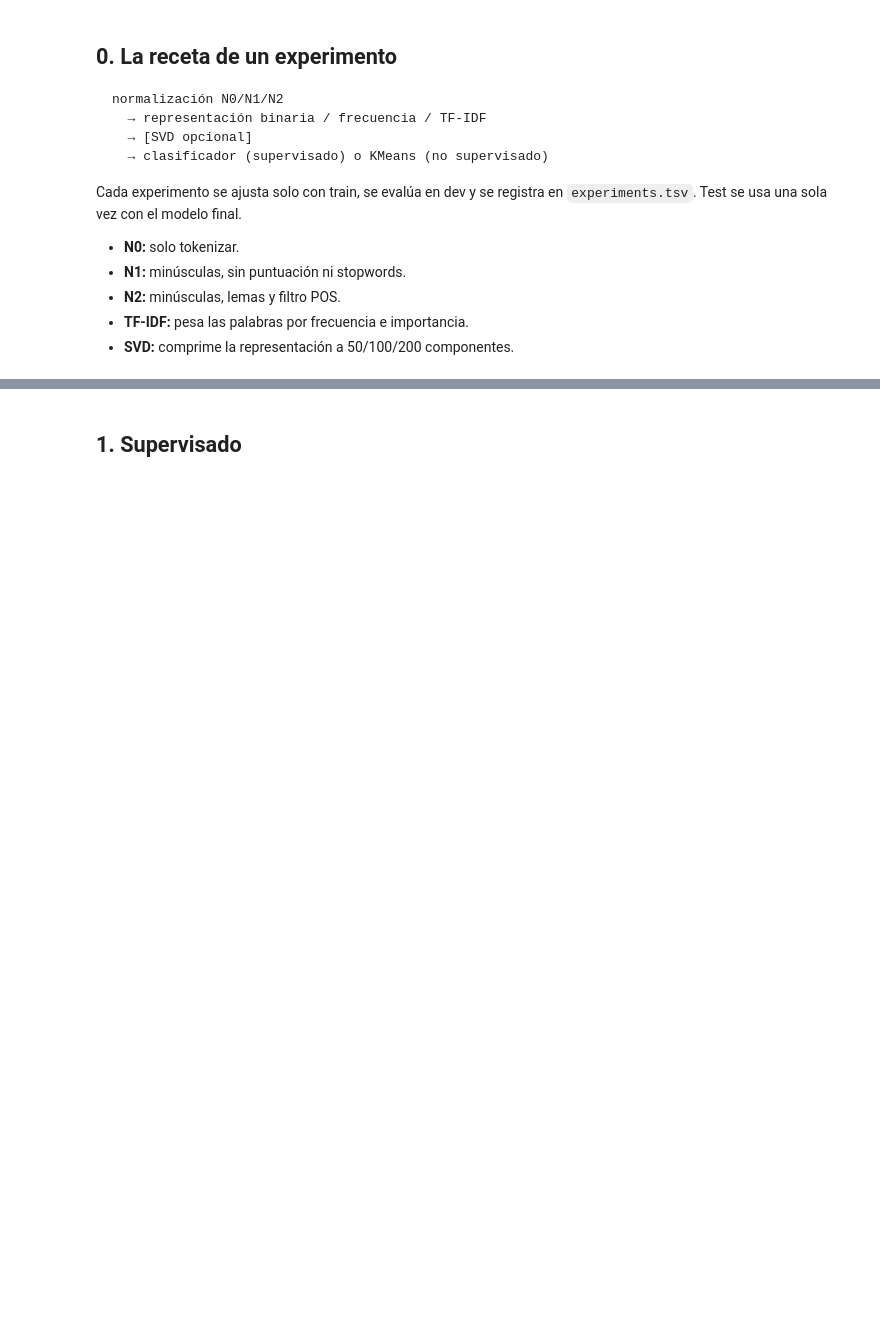
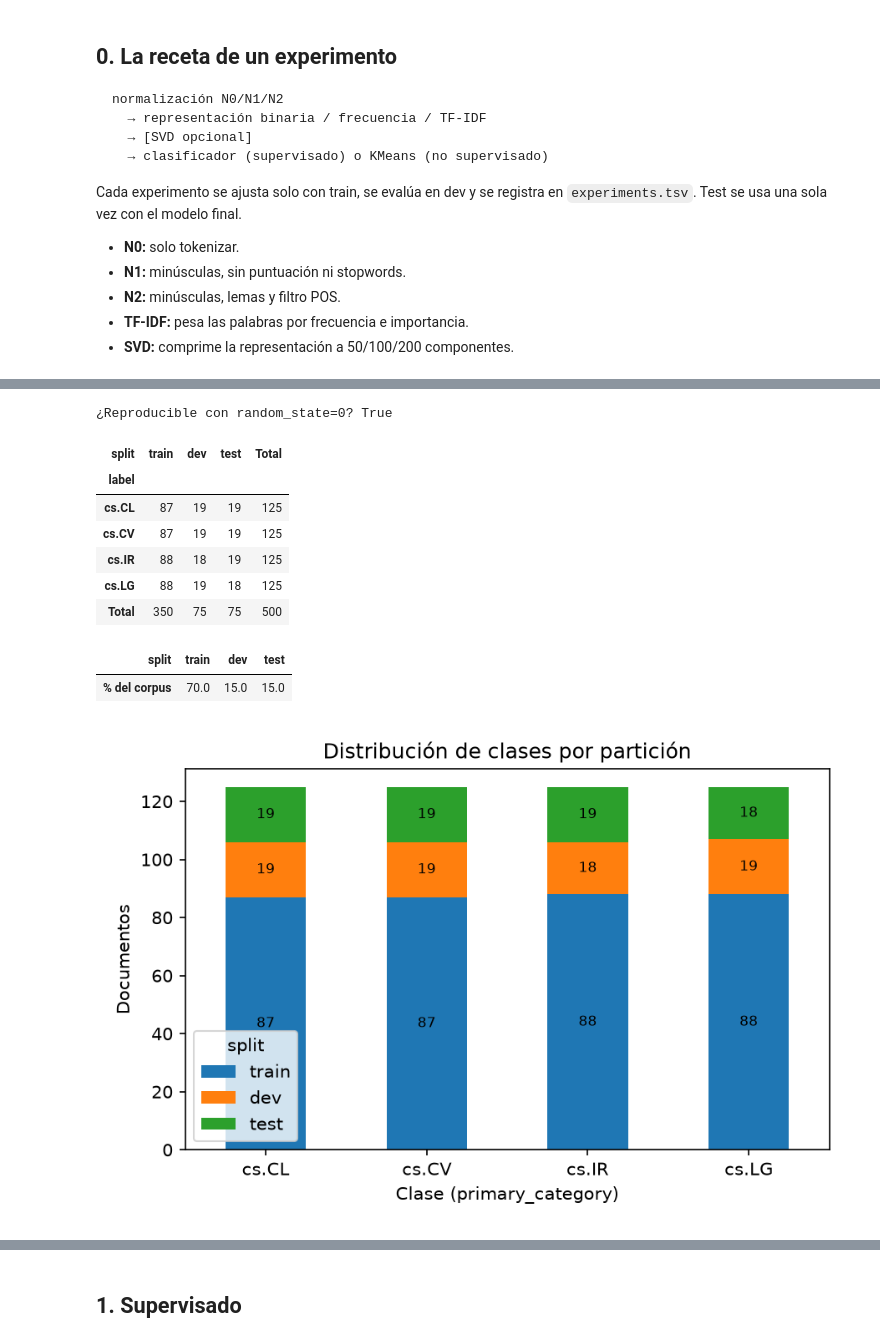
Before and after one commit to Angel788/PracticaMLNoticias, a Jupyter notebook: notebooks/00_etapa2_completo.ipynb, the cells around one changed output, grey strips where cells are left out. Drawn from its saved outputs; the diff is of its cells as text; code cells hidden in the pictures; blank space fills up the shorter version.

```diff
--- a/notebooks/00_etapa2_completo.ipynb
+++ b/notebooks/00_etapa2_completo.ipynb
@@ -95,0 +112,26 @@ Cada experimento se ajusta solo con train, se evalúa en dev y se registra en
+# %%
+from src.etapa2.splits import assign_splits, check_splits
+
+labeled = load_labeled()
+recomputed = assign_splits(labeled)
+print("¿Reproducible con random_state=0?", (recomputed == labeled["split"]).all())
+
+table = check_splits(labeled)  # falla si alguna clase falta en alguna partición
+table.loc["Total"] = table.sum()
+table["Total"] = table.sum(axis=1)
+display(table)
+display((table.loc["Total", ["train", "dev", "test"]] / len(labeled) * 100)
+        .round(1).rename("% del corpus").to_frame().T)
+display(Image(filename=str(ROOT / "results/etapa2/figures/class_distribution.png")))
+# %% [output]
+¿Reproducible con random_state=0? True
+| split | train | dev | test | Total |
+| label |  |  |  |  |
+| cs.CL | 87 | 19 | 19 | 125 |
+| cs.CV | 87 | 19 | 19 | 125 |
+| cs.IR | 88 | 18 | 19 | 125 |
+| cs.LG | 88 | 19 | 18 | 125 |
+| Total | 350 | 75 | 75 | 500 |
+| split | train | dev | test |
+| % del corpus | 70.0 | 15.0 | 15.0 |
+[figure, added]
```
Also changed, not shown: parts of 2 cells of this notebook, 6 other files.
